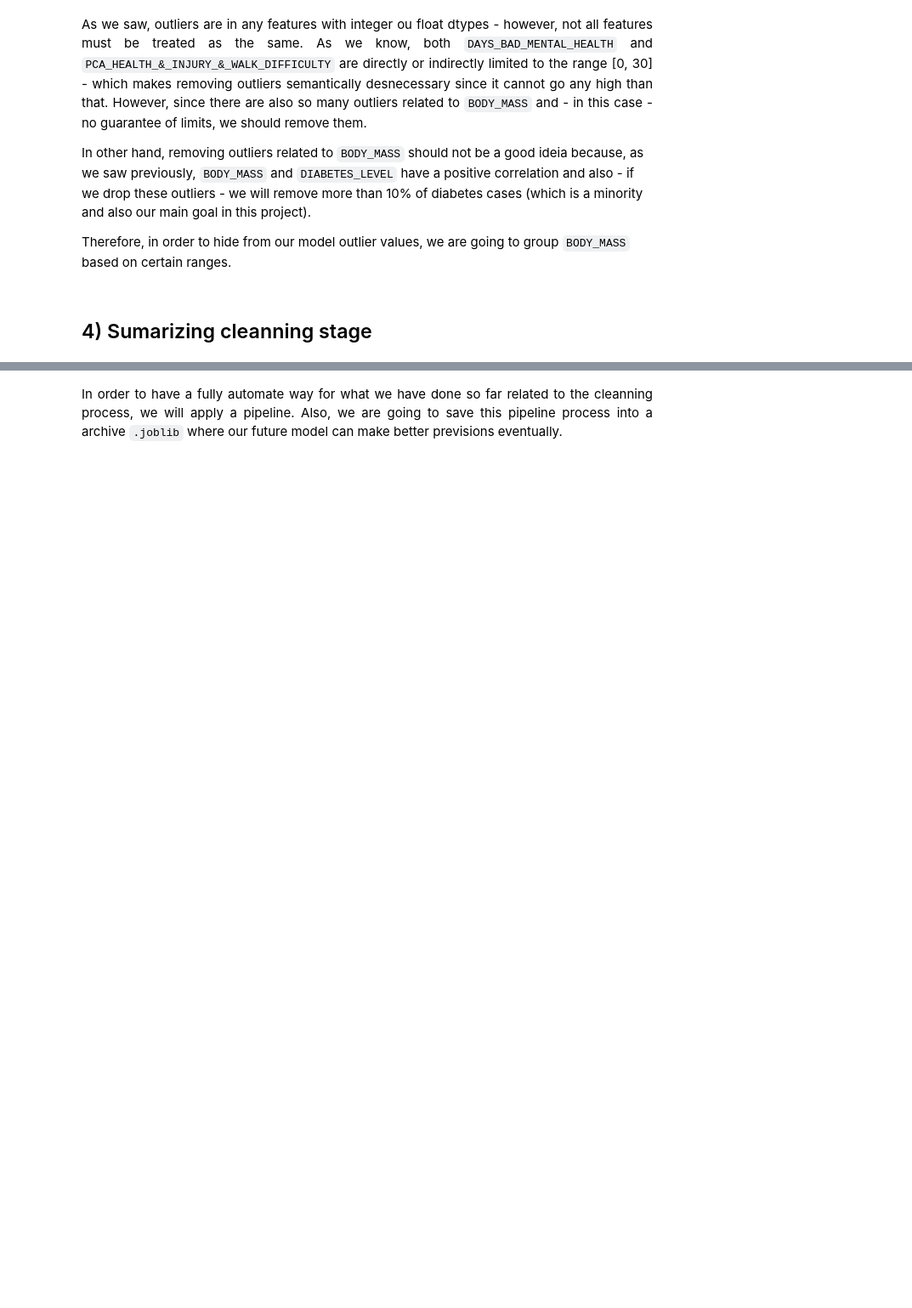
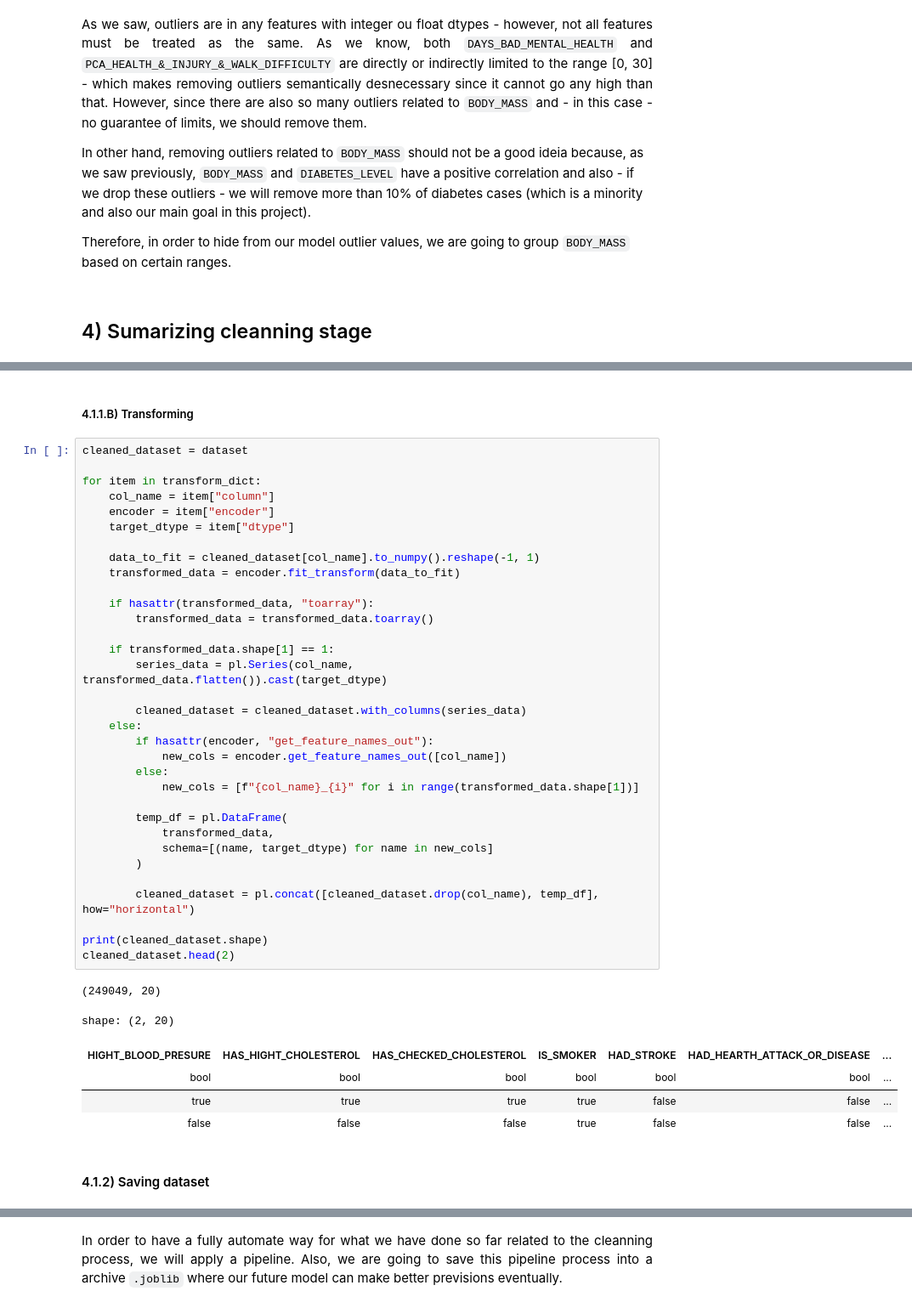
Before and after one commit to TulioInoue/diabetes_study, a Jupyter notebook: cleanning_data.ipynb, the cells around one changed output, grey strips where cells are left out. Shown at 85% size. Drawn from its saved outputs; the diff is of its cells as text; blank space fills up the shorter version.

Commit message:
Finishing cleaning_data.ipynb for good.

```diff
--- a/cleanning_data.ipynb
+++ b/cleanning_data.ipynb
@@ -1192,0 +1231,44 @@ Therefore, in order to hide from our model outlier values, we are going to group
+# %% [markdown]
+##### 4.1.1.B) Transforming
+# %%
+cleaned_dataset = dataset
+
+for item in transform_dict:
+    col_name = item["column"]
+    encoder = item["encoder"]
+    target_dtype = item["dtype"]
+
+    data_to_fit = cleaned_dataset[col_name].to_numpy().reshape(-1, 1)
+    transformed_data = encoder.fit_transform(data_to_fit)
+
+    if hasattr(transformed_data, "toarray"):
+        transformed_data = transformed_data.toarray()
+
+    if transformed_data.shape[1] == 1:
+        series_data = pl.Series(col_name, transformed_data.flatten()).cast(target_dtype)
+
+        cleaned_dataset = cleaned_dataset.with_columns(series_data)
+    else:
+        if hasattr(encoder, "get_feature_names_out"):
+            new_cols = encoder.get_feature_names_out([col_name])
+        else:
+            new_cols = [f"{col_name}_{i}" for i in range(transformed_data.shape[1])]
+
+        temp_df = pl.DataFrame(
+            transformed_data,
+            schema=[(name, target_dtype) for name in new_cols]
+        )
+
+        cleaned_dataset = pl.concat([cleaned_dataset.drop(col_name), temp_df], how="horizontal")
+
+print(cleaned_dataset.shape)
+cleaned_dataset.head(2)
+# %% [output]
+(249049, 20)
+shape: (2, 20)
+| HIGHT_BLOOD_PRESURE | HAS_HIGHT_CHOLESTEROL | HAS_CHECKED_CHOLESTEROL | IS_SMOKER | HAD_STROKE | HAD_HEARTH_ATTACK_OR_DISEASE | ... |
+| bool | bool | bool | bool | bool | bool | ... |
+| true | true | true | true | false | false | ... |
+| false | false | false | true | false | false | ... |
+# %% [markdown]
+#### 4.1.2) Saving dataset
```
Also changed, not shown: parts of 13 cells of this notebook, 2 other files.
